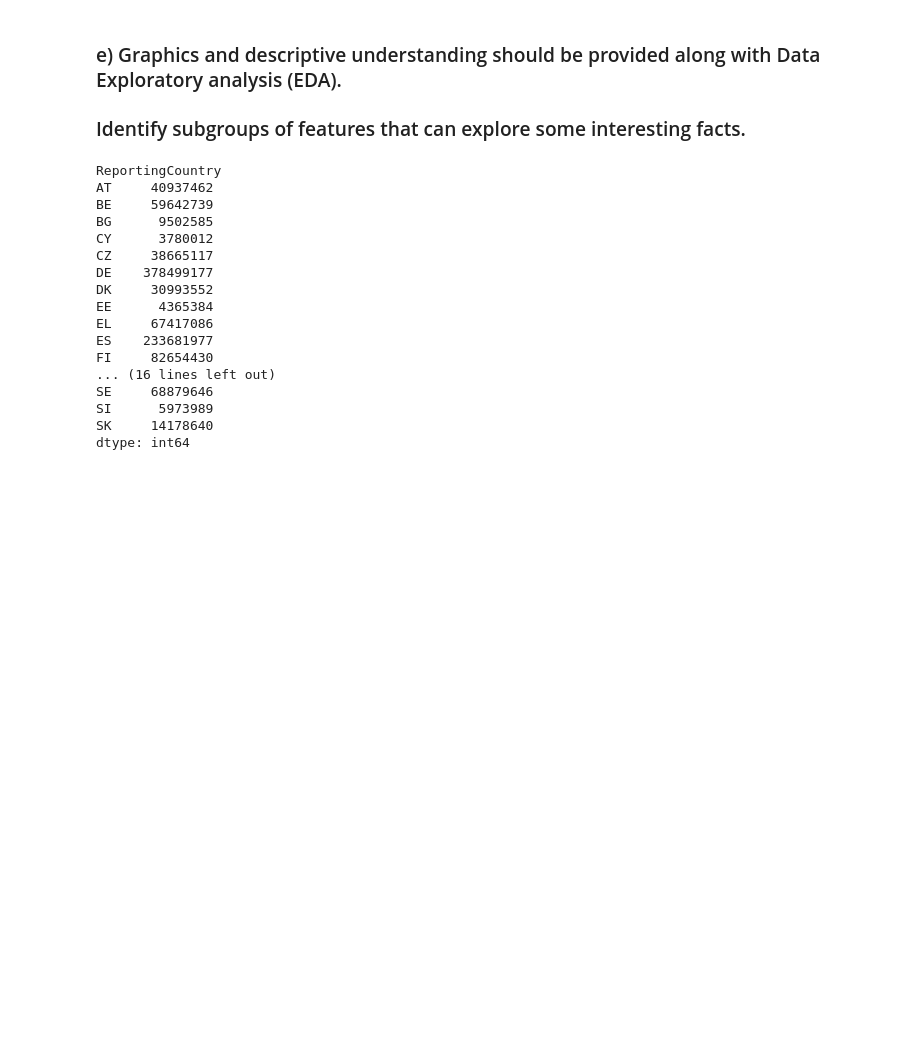
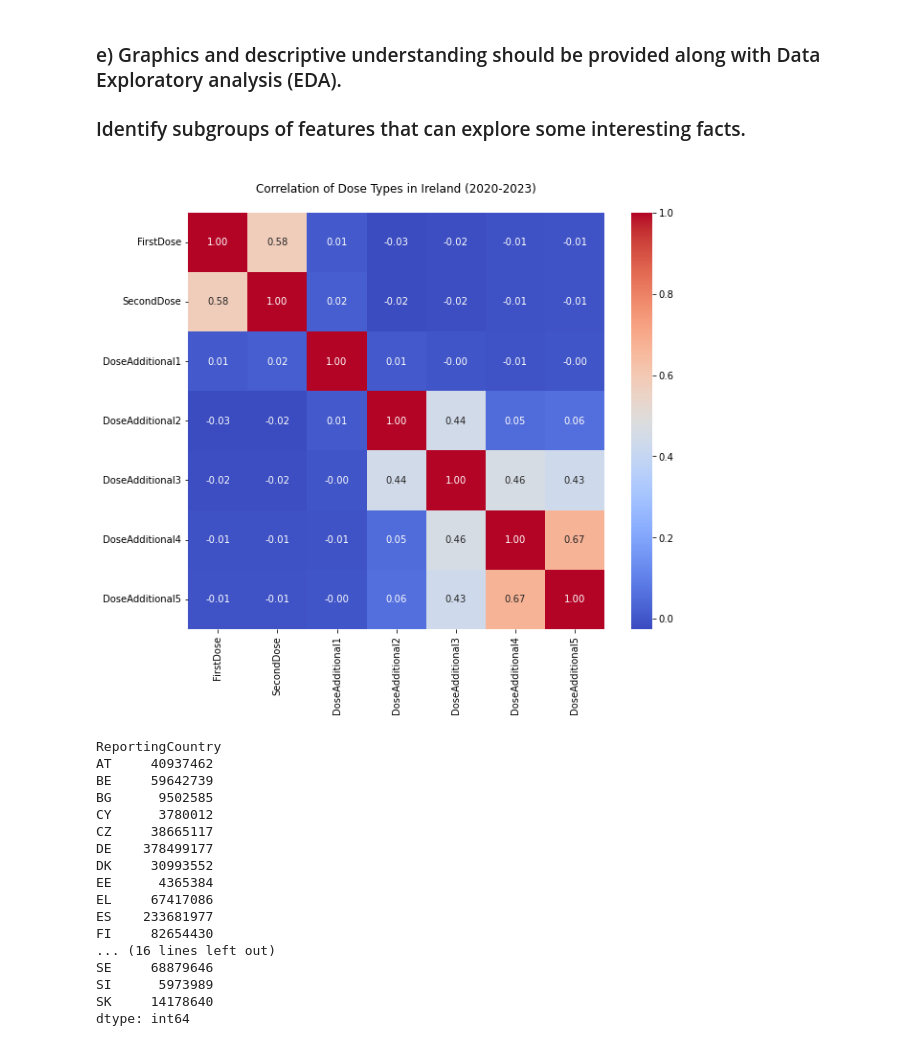
Before and after one commit to cctdoug/Data-Exploration-Prep-CA1, a Jupyter notebook: PAIR_CA1_Data_Exploration.ipynb, the cells around one changed output. Drawn from its saved outputs; the diff is of its cells as text; code cells hidden in the pictures; blank space fills up the shorter version.

```diff
--- a/PAIR_CA1_Data_Exploration.ipynb
+++ b/PAIR_CA1_Data_Exploration.ipynb
@@ -251,6 +259,31 @@ plt.show()
 # %% [markdown]
 ### e) Graphics and descriptive understanding should be provided along with Data Exploratory analysis (EDA).
 ### Identify subgroups of features that can explore some interesting facts.
+# %%
+# Filter the dataset to include only the data for Ireland
+df_ie = df[df["ReportingCountry"]=="IE"]
+
+# Define the columns related to the doses
+dose_columns = ['FirstDose',
+                'SecondDose',
+                'DoseAdditional1',
+                'DoseAdditional2',
+                'DoseAdditional3',
+                'DoseAdditional4',
+                'DoseAdditional5'
+               ]
+
+# Calculate the correlation matrix for the dose columns
+correlation_matrix = df_ie[dose_columns].corr()
+
+# Create a heatmap from the correlation matrix
+plt.figure(figsize=(10, 8))
+sns.heatmap(correlation_matrix, annot=True, fmt=".2f", cmap='coolwarm', cbar=True, square=True)
+plt.title('\nCorrelation of Dose Types in Ireland (2020-2023)\n')
+
+plt.show()
+# %% [output]
+[figure, added]
 # %%
 # EDA - Total number of all doses given per ReportingCountry
 total_doses = (
```
Also changed, not shown: parts of 7 cells of this notebook, 1 other file.
